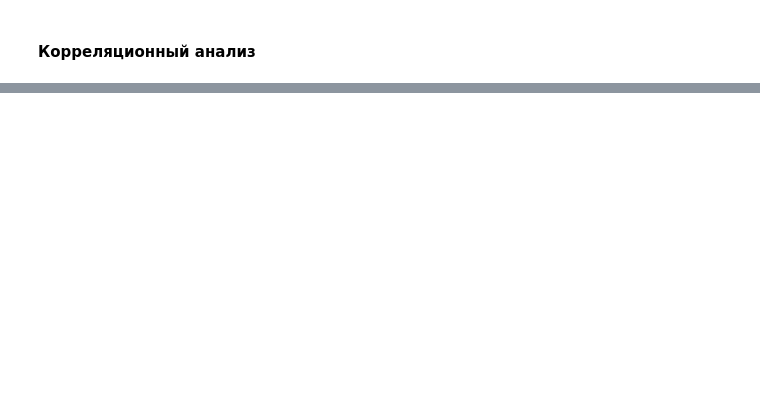
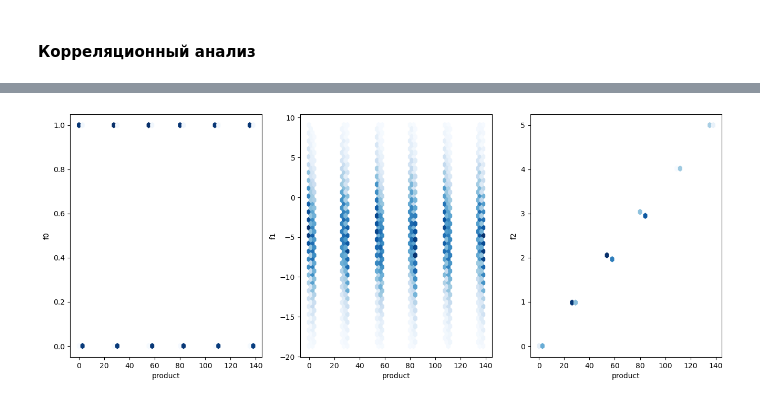
Before and after one commit to serguntsov/geo_well_ml, a Jupyter notebook: where_to_drill_a_well.ipynb, the cells around one changed output, grey strips where cells are left out. Cells and saved outputs as stored; diff of their text form; code cells hidden in the pictures; blank space fills up the shorter version.

```diff
--- a/where_to_drill_a_well.ipynb
+++ b/where_to_drill_a_well.ipynb
@@ -508,0 +546,4 @@ plt_scatter(geo_data_0)
+# %%
+plt_scatter(geo_data_1)
+# %% [output]
+[figure, added]
```
Also changed, not shown: parts of 32 cells of this notebook.
